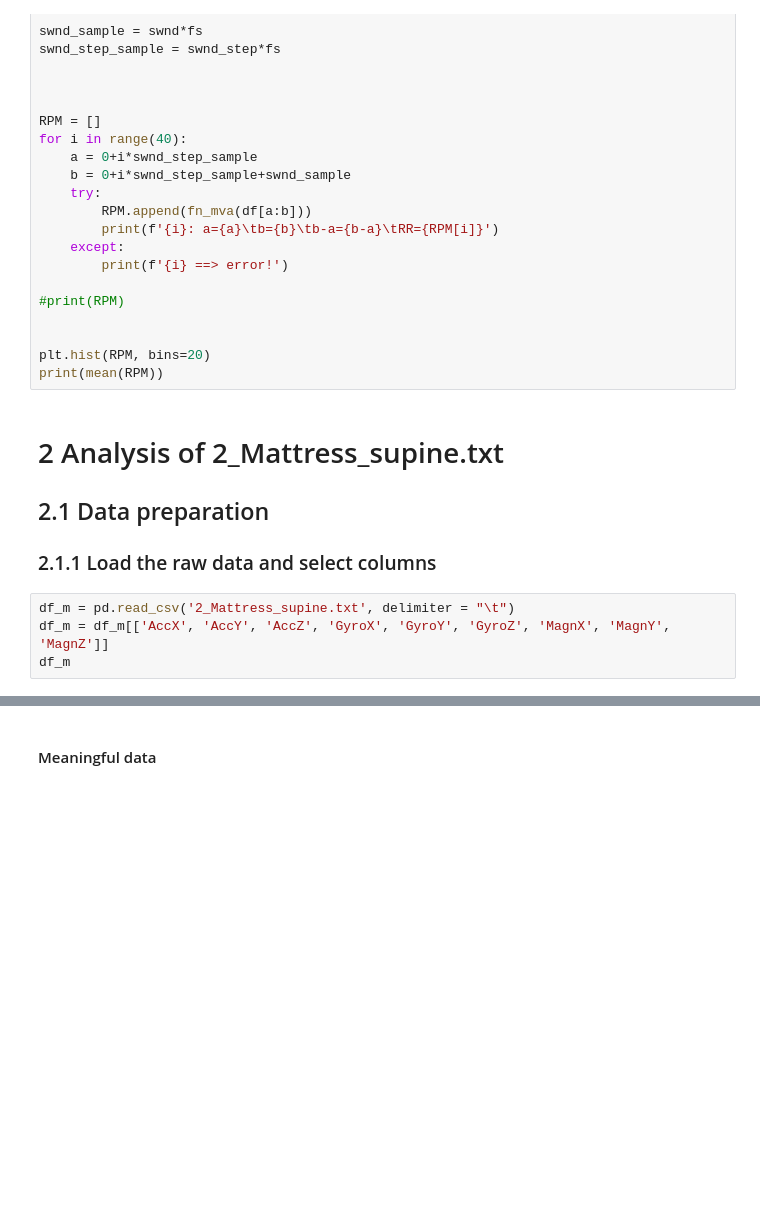
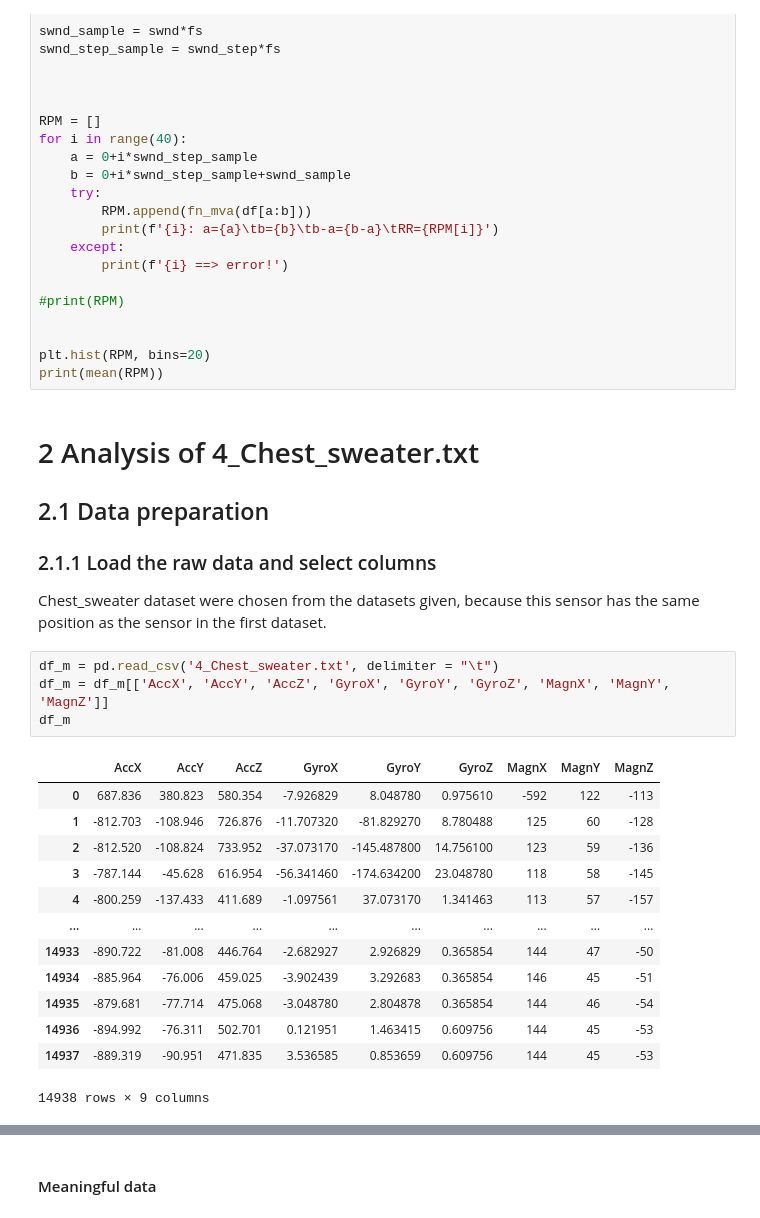
Before and after one commit to Mohsen-Kordi/ProjectRESP, a Jupyter notebook: Project.ipynb, the cells around one changed output, grey strips where cells are left out. Cells and saved outputs as stored; diff of their text form; blank space fills up the shorter version.

```diff
--- a/Project.ipynb
+++ b/Project.ipynb
@@ -806,12 +786,28 @@ for i in range(40):
 plt.hist(RPM, bins=20)
 print(mean(RPM))
 # %% [markdown]
-# 2 Analysis of 2_Mattress_supine.txt
+# 2 Analysis of 4_Chest_sweater.txt
 ## 2.1 Data preparation
 ### 2.1.1 Load the raw data and select columns
+
+Chest_sweater dataset were chosen from the datasets given, because this sensor has the same position as the sensor in the first dataset.
 # %%
-df_m = pd.read_csv('2_Mattress_supine.txt', delimiter = "\t")
+df_m = pd.read_csv('4_Chest_sweater.txt', delimiter = "\t")
 df_m = df_m[['AccX', 'AccY', 'AccZ', 'GyroX', 'GyroY', 'GyroZ', 'MagnX', 'MagnY', 'MagnZ']]
 df_m
+# %% [output]
+|  | AccX | AccY | AccZ | GyroX | GyroY | GyroZ | MagnX | MagnY | MagnZ |
+| 0 | 687.836 | 380.823 | 580.354 | -7.926829 | 8.048780 | 0.975610 | -592 | 122 | -113 |
+| 1 | -812.703 | -108.946 | 726.876 | -11.707320 | -81.829270 | 8.780488 | 125 | 60 | -128 |
+| 2 | -812.520 | -108.824 | 733.952 | -37.073170 | -145.487800 | 14.756100 | 123 | 59 | -136 |
+| 3 | -787.144 | -45.628 | 616.954 | -56.341460 | -174.634200 | 23.048780 | 118 | 58 | -145 |
+| 4 | -800.259 | -137.433 | 411.689 | -1.097561 | 37.073170 | 1.341463 | 113 | 57 | -157 |
+| ... | ... | ... | ... | ... | ... | ... | ... | ... | ... |
+| 14933 | -890.722 | -81.008 | 446.764 | -2.682927 | 2.926829 | 0.365854 | 144 | 47 | -50 |
+| 14934 | -885.964 | -76.006 | 459.025 | -3.902439 | 3.292683 | 0.365854 | 146 | 45 | -51 |
+| 14935 | -879.681 | -77.714 | 475.068 | -3.048780 | 2.804878 | 0.365854 | 144 | 46 | -54 |
+| 14936 | -894.992 | -76.311 | 502.701 | 0.121951 | 1.463415 | 0.609756 | 144 | 45 | -53 |
+| 14937 | -889.319 | -90.951 | 471.835 | 3.536585 | 0.853659 | 0.609756 | 144 | 45 | -53 |
+14938 rows × 9 columns
 # %% [markdown]
 ### 2.1.2 Plot selected data and choose a proper time window
```
Also changed, not shown: parts of 29 cells of this notebook.
